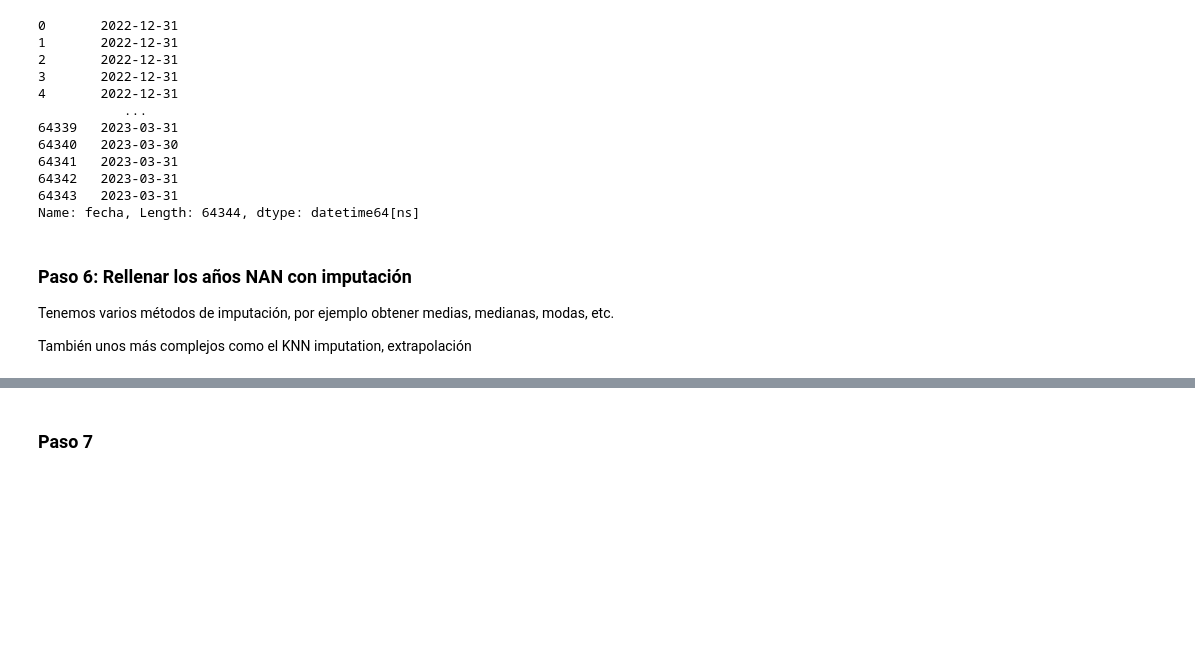
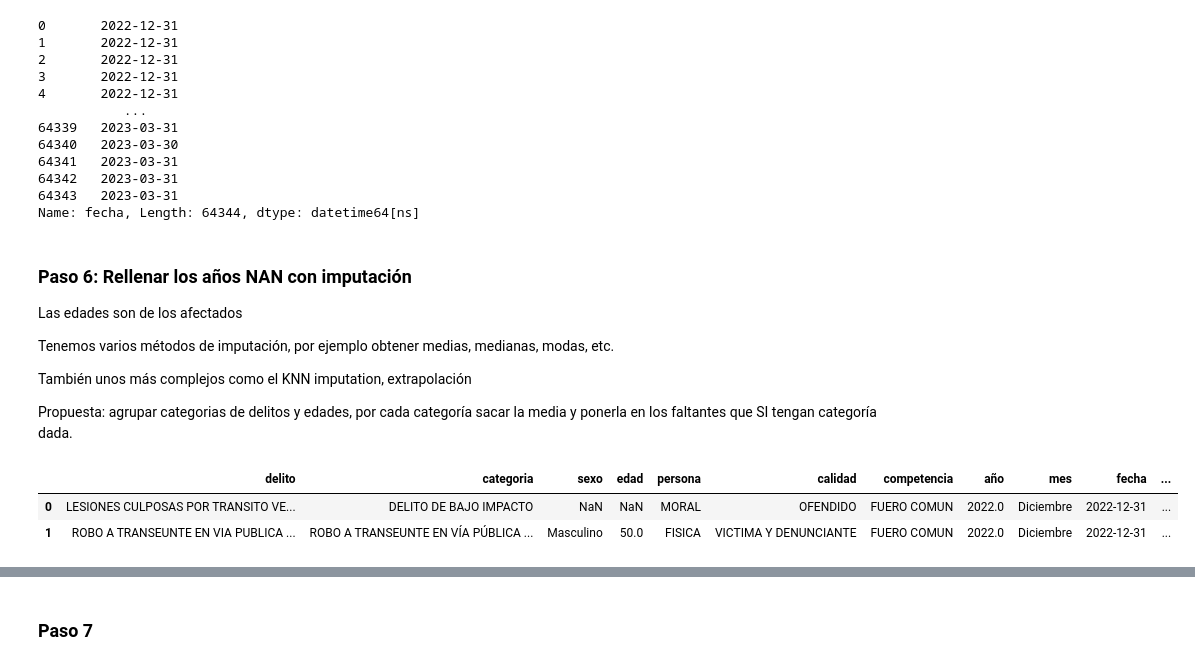
Before and after one commit to porto-o/analisis_carpetas_investigacion, a Jupyter notebook: analisis_2023.ipynb, the cells around one changed output, grey strips where cells are left out. Cells and saved outputs as stored; diff of their text form; code cells hidden in the pictures; blank space fills up the shorter version.

Commit message:
Analizando edades para imputacion

```diff
--- a/analisis_2023.ipynb
+++ b/analisis_2023.ipynb
@@ -222,7 +203,17 @@ pd.to_datetime(df.fecha)
 Name: fecha, Length: 64344, dtype: datetime64[ns]
 # %% [markdown]
 ### Paso 6: Rellenar los años NAN con **imputación**
+
+Las edades son de los afectados
 
 Tenemos varios métodos de imputación, por ejemplo obtener medias, medianas, modas, etc.
 
 También unos más complejos como el KNN imputation, extrapolación
+
+Propuesta: agrupar categorias de delitos y edades, por cada categoría sacar la media y ponerla en los faltantes que SI tengan categoría dada.
+# %%
+df.head(2)
+# %% [output]
+|  | delito | categoria | sexo | edad | persona | calidad | competencia | año | mes | fecha | ... |
+| 0 | LESIONES CULPOSAS POR TRANSITO VE... | DELITO DE BAJO IMPACTO | NaN | NaN | MORAL | OFENDIDO | FUERO COMUN | 2022.0 | Diciembre | 2022-12-31 | ... |
+| 1 | ROBO A TRANSEUNTE EN VIA PUBLICA ... | ROBO A TRANSEUNTE EN VÍA PÚBLICA ... | Masculino | 50.0 | FISICA | VICTIMA Y DENUNCIANTE | FUERO COMUN | 2022.0 | Diciembre | 2022-12-31 | ... |
```
Also changed, not shown: parts of 4 cells of this notebook.
